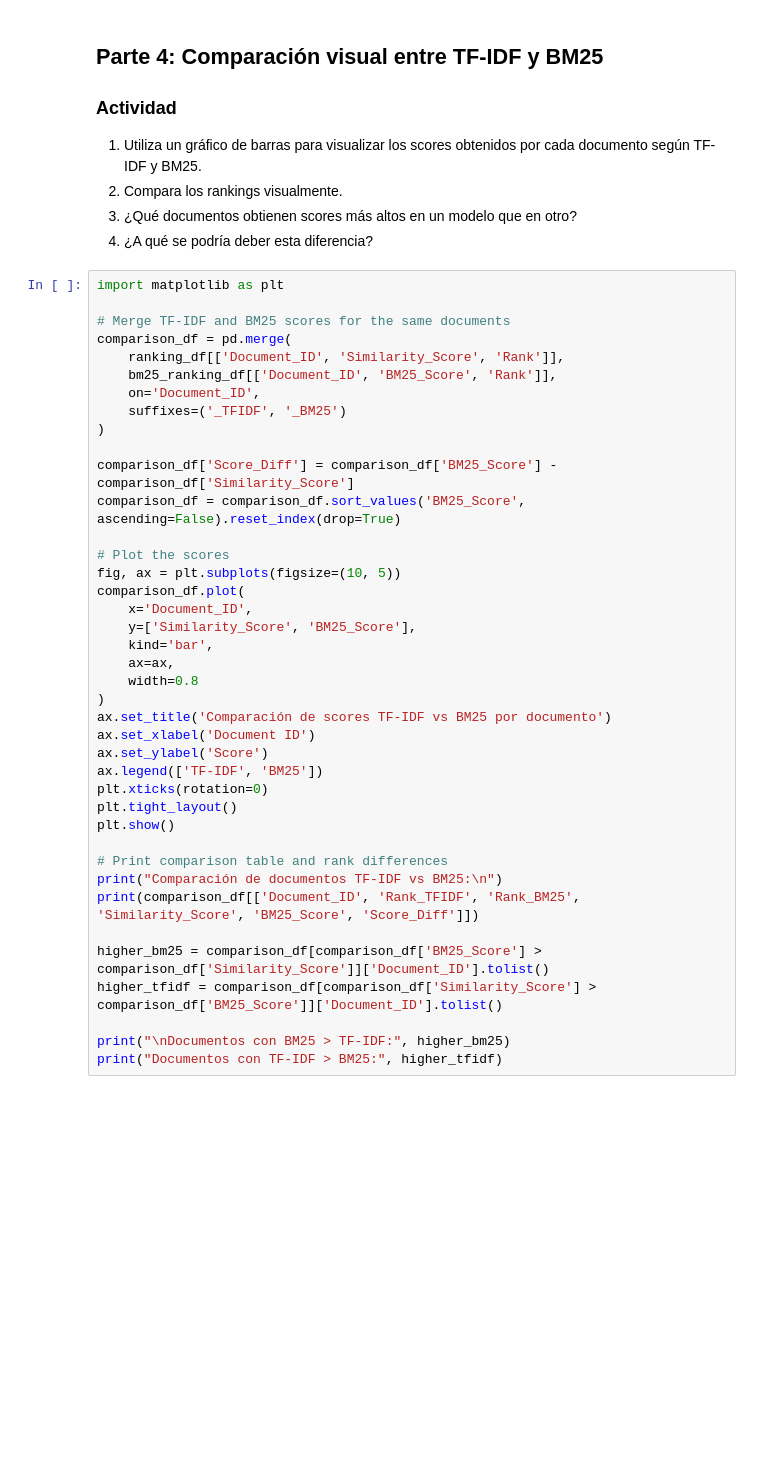
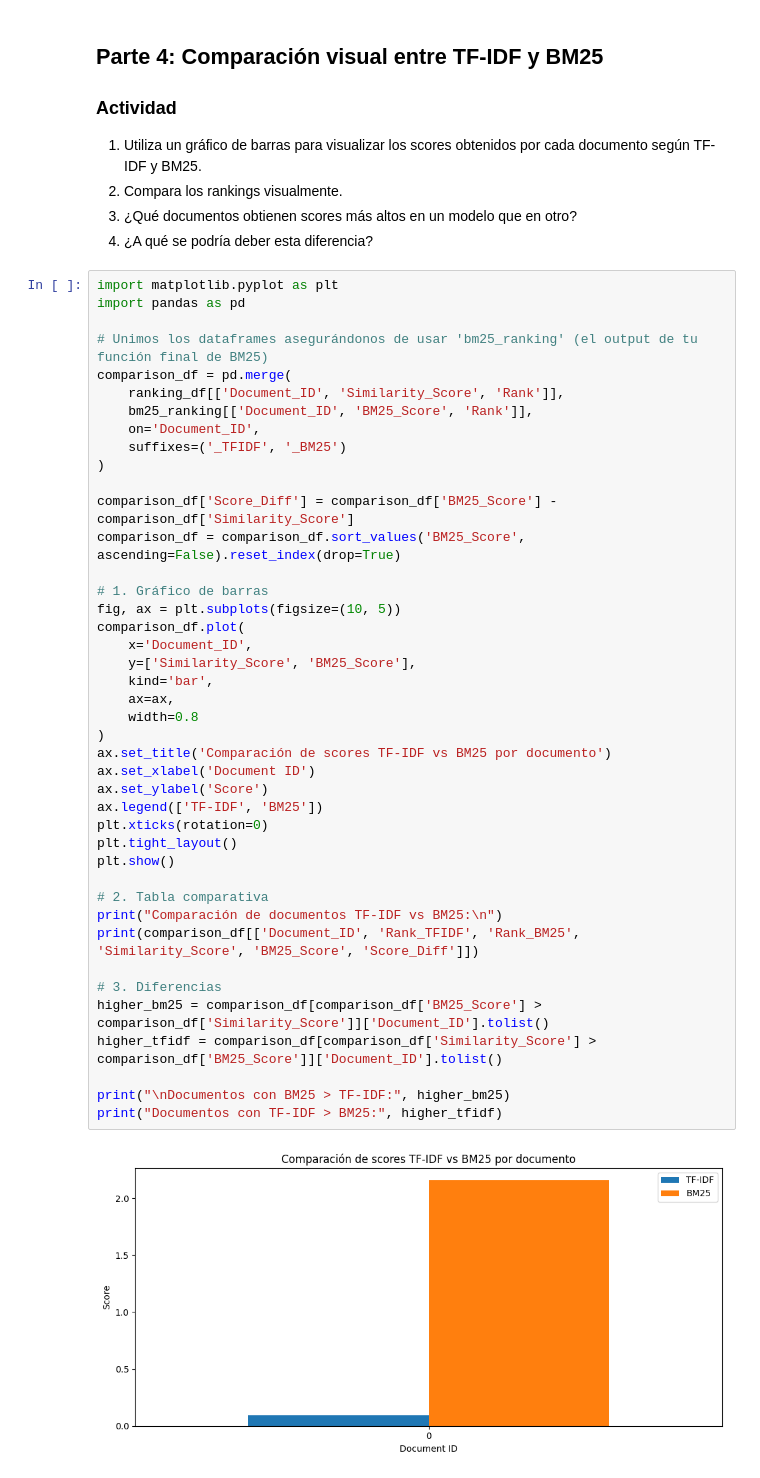
Before and after one commit to ElAlfa3007/ir-2026-BLeandro, a Jupyter notebook: ir26a-main/04bm25/04bm25.ipynb, the cells around one changed output. Cells and saved outputs as stored; diff of their text form; blank space fills up the shorter version.

```diff
--- a/ir26a-main/04bm25/04bm25.ipynb
+++ b/ir26a-main/04bm25/04bm25.ipynb
@@ -349,43 +349,46 @@ Average document length: 81325945.00
 3. ¿Qué documentos obtienen scores más altos en un modelo que en otro?
 4. ¿A qué se podría deber esta diferencia?
 # %%
-import matplotlib as plt
+import matplotlib.pyplot as plt
+import pandas as pd
 
-# Merge TF-IDF and BM25 scores for the same documents
+# Unimos los dataframes asegurándonos de usar 'bm25_ranking' (el output de tu función final de BM25)
 comparison_df = pd.merge(
     ranking_df[['Document_ID', 'Similarity_Score', 'Rank']],
-    bm25_ranking_df[['Document_ID', 'BM25_Score', 'Rank']],
+    bm25_ranking[['Document_ID', 'BM25_Score', 'Rank']],
     on='Document_ID',
     suffixes=('_TFIDF', '_BM25')
 )
 
 comparison_df['Score_Diff'] = comparison_df['BM25_Score'] - comparison_df['Similarity_Score']
 comparison_df = comparison_df.sort_values('BM25_Score', ascending=False).reset_index(drop=True)
 
-# Plot the scores
+# 1. Gráfico de barras
 fig, ax = plt.subplots(figsize=(10, 5))
 comparison_df.plot(
     x='Document_ID',
     y=['Similarity_Score', 'BM25_Score'],
     kind='bar',
     ax=ax,
     width=0.8
 )
 ax.set_title('Comparación de scores TF-IDF vs BM25 por documento')
 ax.set_xlabel('Document ID')
 ax.set_ylabel('Score')
 ax.legend(['TF-IDF', 'BM25'])
 plt.xticks(rotation=0)
 plt.tight_layout()
 plt.show()
 
-# Print comparison table and rank differences
+# 2. Tabla comparativa
 print("Comparación de documentos TF-IDF vs BM25:\n")
 print(comparison_df[['Document_ID', 'Rank_TFIDF', 'Rank_BM25', 'Similarity_Score', 'BM25_Score', 'Score_Diff']])
 
+# 3. Diferencias
 higher_bm25 = comparison_df[comparison_df['BM25_Score'] > comparison_df['Similarity_Score']]['Document_ID'].tolist()
 higher_tfidf = comparison_df[comparison_df['Similarity_Score'] > comparison_df['BM25_Score']]['Document_ID'].tolist()
 
 print("\nDocumentos con BM25 > TF-IDF:", higher_bm25)
 print("Documentos con TF-IDF > BM25:", higher_tfidf)
 # %% [output]
+[figure, added]
```
Also changed, not shown: parts of 2 cells of this notebook, 29 other files.
